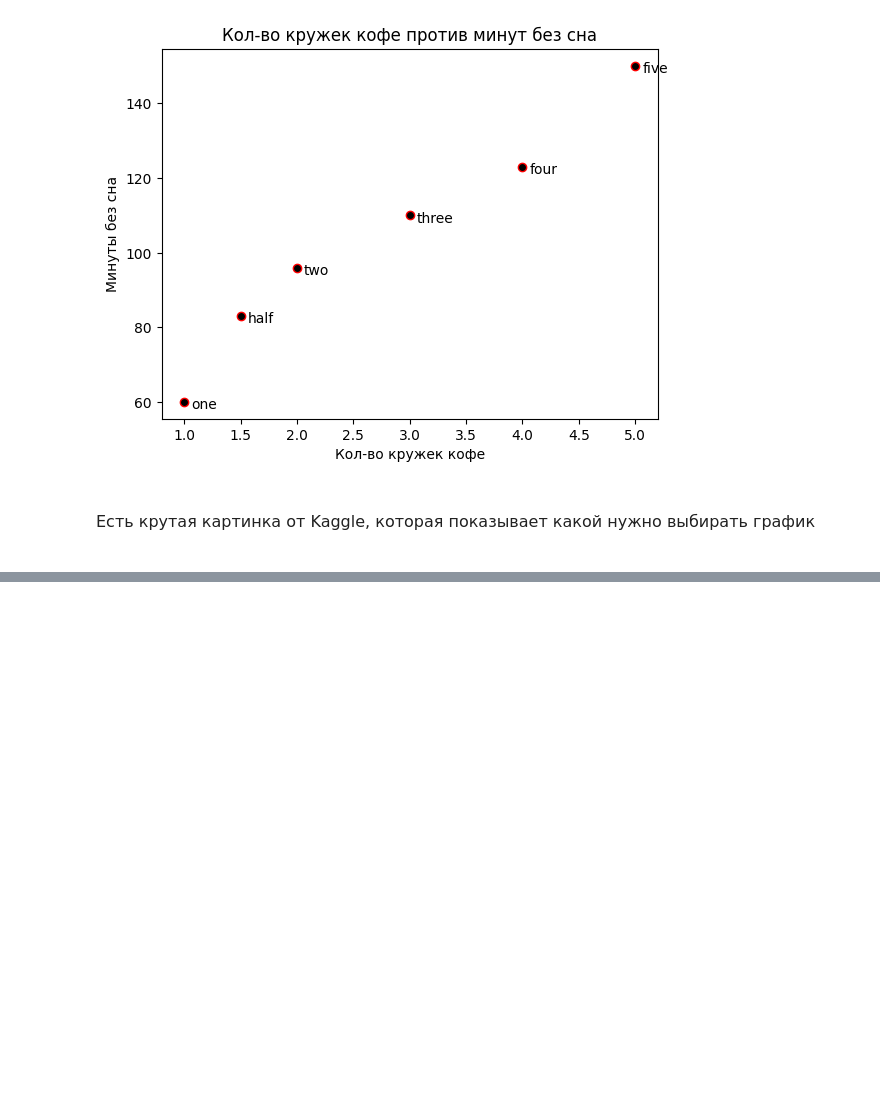
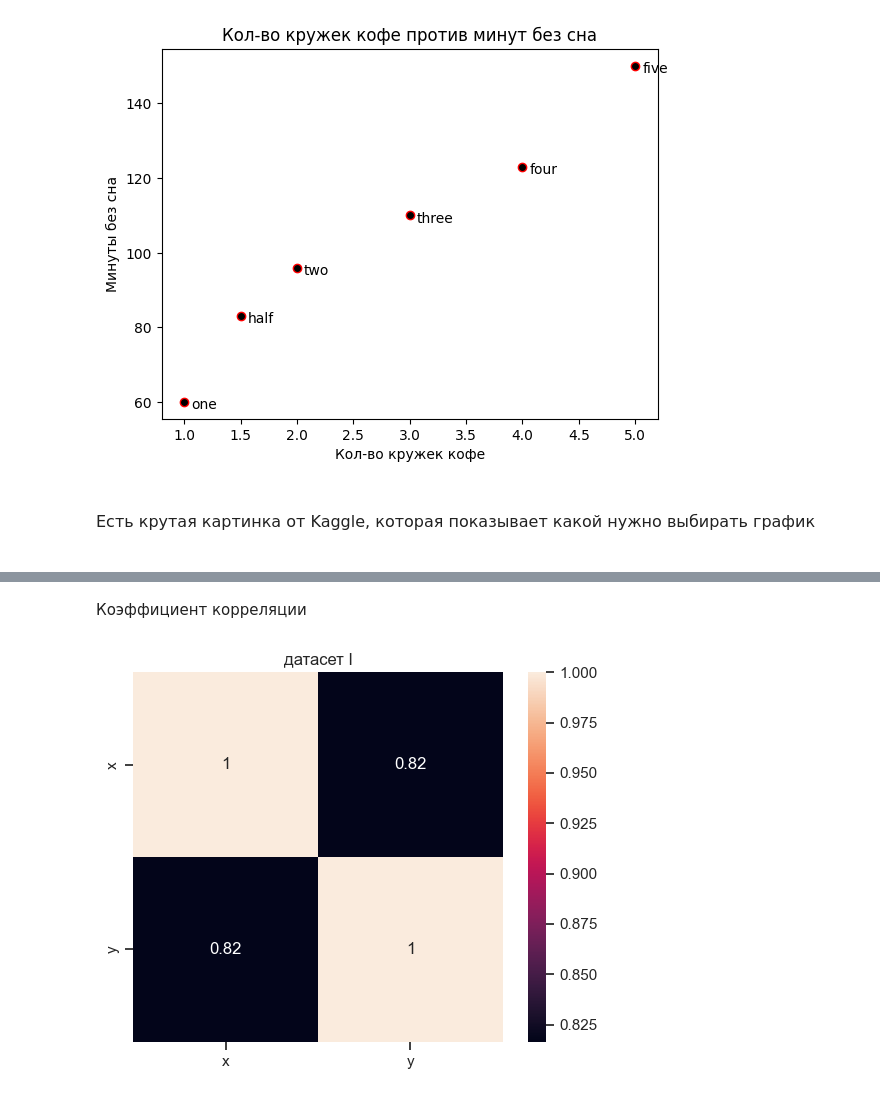
Before and after one commit to 1mmo/data-analysis-handbook, a Jupyter notebook: handbook/Working with data/visualization.ipynb, the cells around one changed output, grey strips where cells are left out. Drawn from its saved outputs; the diff is of its cells as text; code cells hidden in the pictures; blank space fills up the shorter version.

```diff
--- a/handbook/Working with data/visualization.ipynb
+++ b/handbook/Working with data/visualization.ipynb
@@ -113,0 +181,9 @@ plt.show()
+# %% [markdown]
+Коэффициент корреляции
+# %%
+def corr_plot(data, title):
+    sns.heatmap(data.corr(), annot=True, square=True).set_title(title)
+# %%
+corr_plot(data=df.query('dataset == "I"').iloc[:, 1:], title='датасет I')
+# %% [output]
+[figure, added]
```
Also changed, not shown: parts of 15 cells of this notebook, 2 other files.
